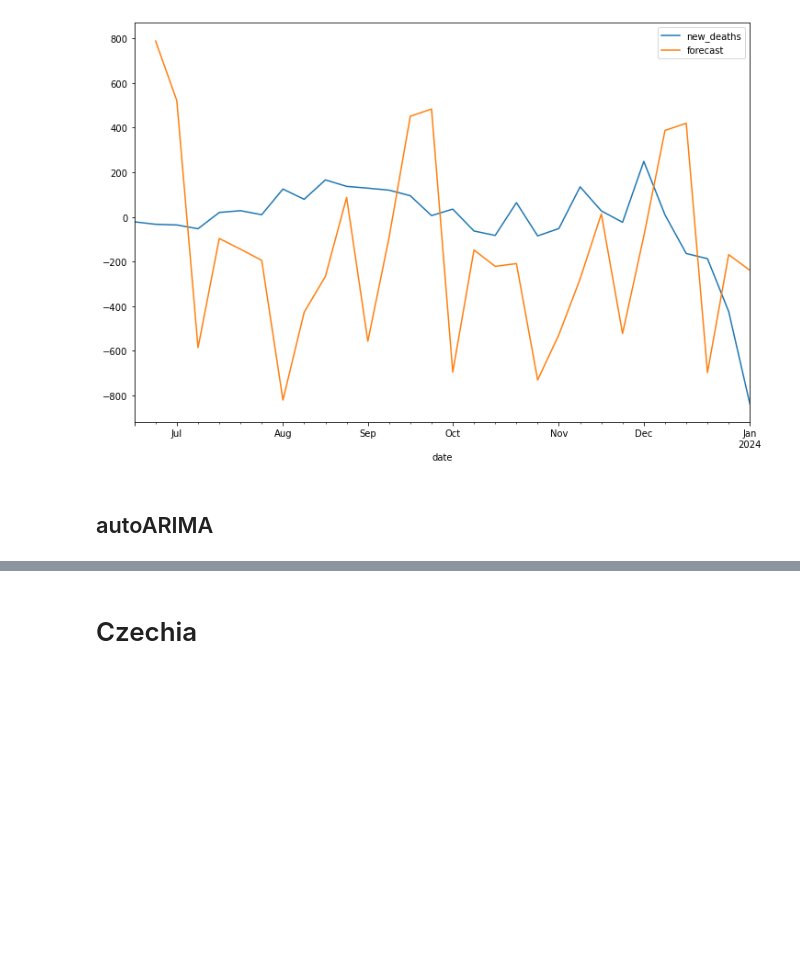
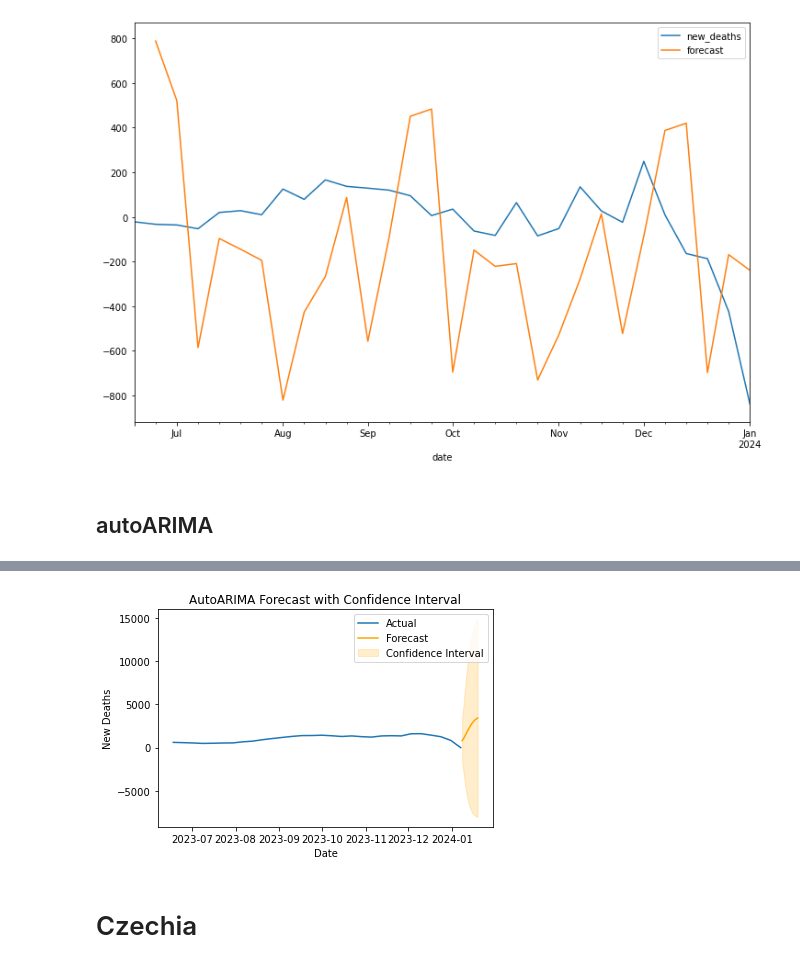
Before and after one commit to y-ginther/DS-Capstone, a Jupyter notebook: ARIMA_c.ipynb, the cells around one changed output, grey strips where cells are left out. Drawn from its saved outputs; the diff is of its cells as text; code cells hidden in the pictures; blank space fills up the shorter version.

Commit message:
autoARIMA for 5 differenced dfs

```diff
--- a/ARIMA_c.ipynb
+++ b/ARIMA_c.ipynb
@@ -1967,0 +1966,13 @@ STOP: TOTAL NO. of ITERATIONS REACHED LIMIT
+# %%
+# need un-differenced data
+us = pd.read_csv('univariate_df_United_states.csv')
+us = us.set_index('date')
+us.index = pd.to_datetime(us.index)
+us = us.drop('Unnamed: 0', axis=1)
+us = us.drop('diff1', axis=1)
+us.sort_index()
+train_size = int(len(us) * 0.8)
+us_train, us_test = us[0:train_size], us[train_size:]
+us_train=us.iloc[:-30 ]
+us_test=us.iloc[-30: ]
+print(us_train.shape, us_test.shape)
@@ -1967,0 +1981,10 @@ STOP: TOTAL NO. of ITERATIONS REACHED LIMIT
+# %%
+auto_model = auto_arima(us_train['new_deaths'], seasonal=True, m=12, suppress_warnings=True, stepwise=True)
+
+print(auto_model.summary())
+n_periods=12
+forecast, conf_int = auto_model.predict(n_periods=n_periods, return_conf_int=True)
+
+# Print the forecast and confidence interval
+print("Forecast:", forecast)
+print("Confidence Interval:", conf_int)
@@ -1968,3 +2009,20 @@ STOP: TOTAL NO. of ITERATIONS REACHED LIMIT
+# %%
+forecast_index = pd.date_range(us_test.index[-1], periods=n_periods + 1, freq=us_test.index.freq)[-n_periods:]
+
+plt.plot(us_test.index, us_test['new_deaths'], label='Actual')
+
+plt.plot(forecast_index, forecast, label='Forecast', color='orange')
+
+plt.fill_between(forecast_index, conf_int[:, 0], conf_int[:, 1], color='orange', alpha=0.2, label='Confidence Interval')
+
+# Customize the plot
+plt.title('AutoARIMA Forecast with Confidence Interval')
+plt.xlabel('Date')
+plt.ylabel('New Deaths')
+plt.legend()
+plt.show()
+# %% [output]
+[figure, added]
 # %% [markdown]
 # Czechia
 # %% [markdown]
```
Also changed, not shown: parts of 19 cells of this notebook, 5 other files.
